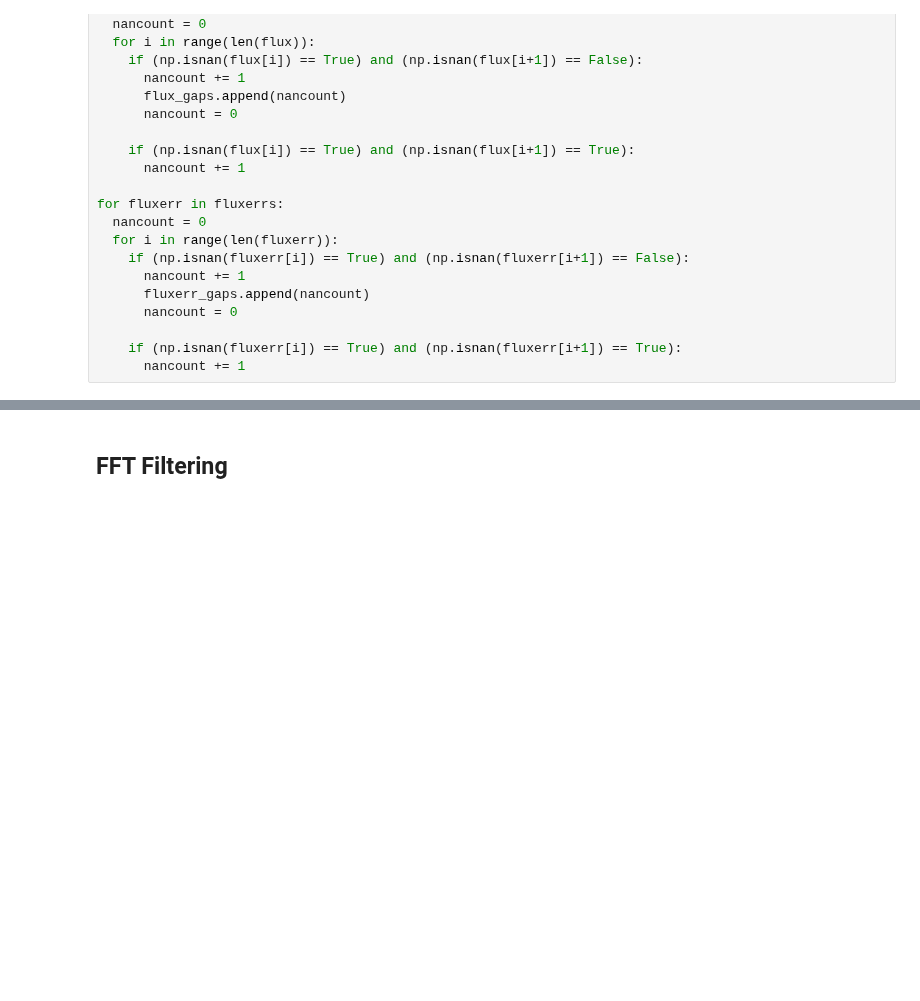
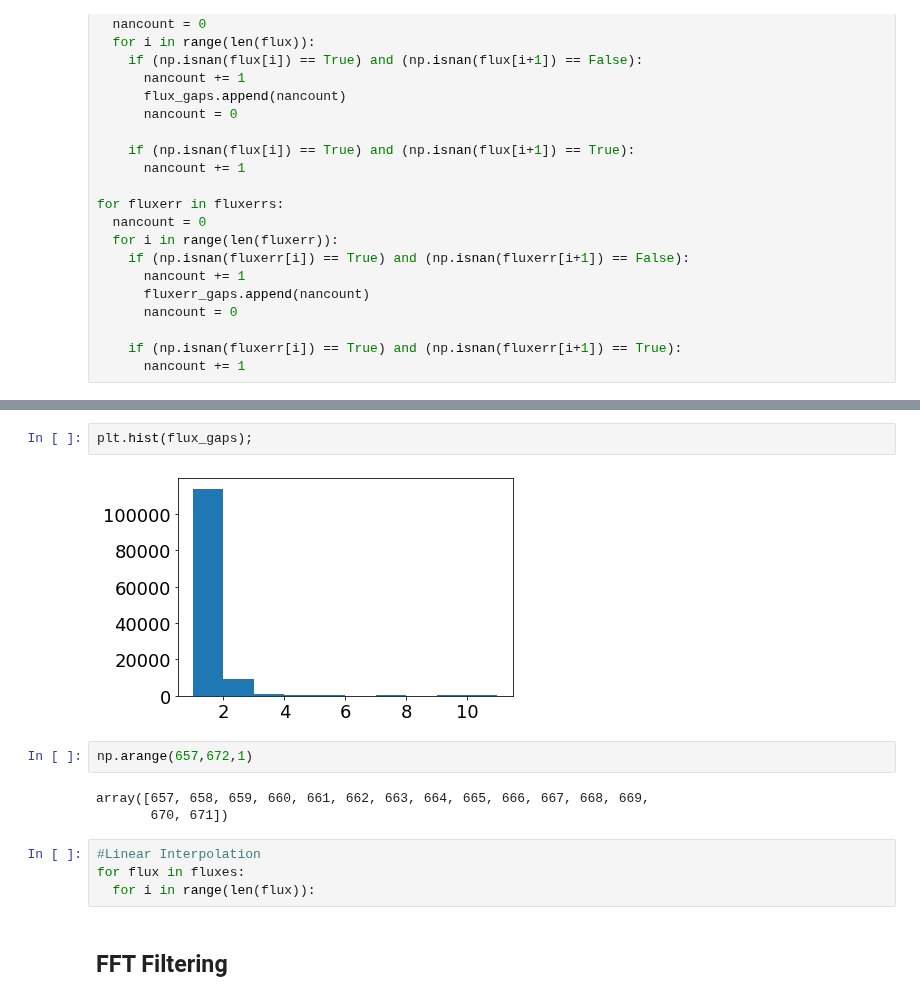
Before and after one commit to RileyWClarke/BiancoGroup, a Jupyter notebook: Notebooks/fftfilter2.ipynb, the cells around one changed output, grey strips where cells are left out. Drawn from its saved outputs; the diff is of its cells as text; blank space fills up the shorter version.

```diff
--- a/Notebooks/fftfilter2.ipynb
+++ b/Notebooks/fftfilter2.ipynb
@@ -266,3 +247,16 @@ for i in range(len(allseries)-2)[::3]:
+# %%
+plt.hist(flux_gaps);
+# %% [output]
+[figure, added]
+# %%
+np.arange(657,672,1)
+# %% [output]
+array([657, 658, 659, 660, 661, 662, 663, 664, 665, 666, 667, 668, 669,
+       670, 671])
+# %%
+#Linear Interpolation
+for flux in fluxes:
+  for i in range(len(flux)):
 # %% [markdown]
 ## FFT Filtering
 # %%
```
Also changed, not shown: parts of 11 cells of this notebook.
